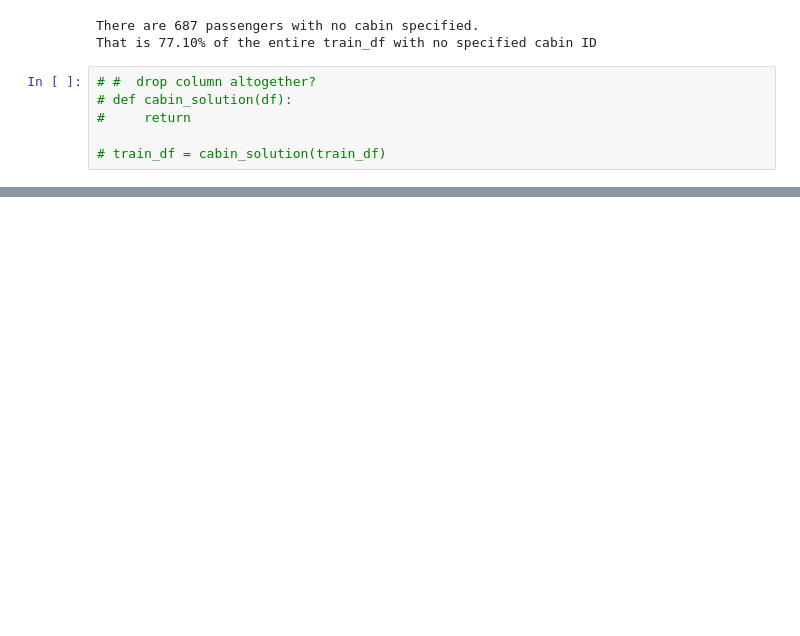
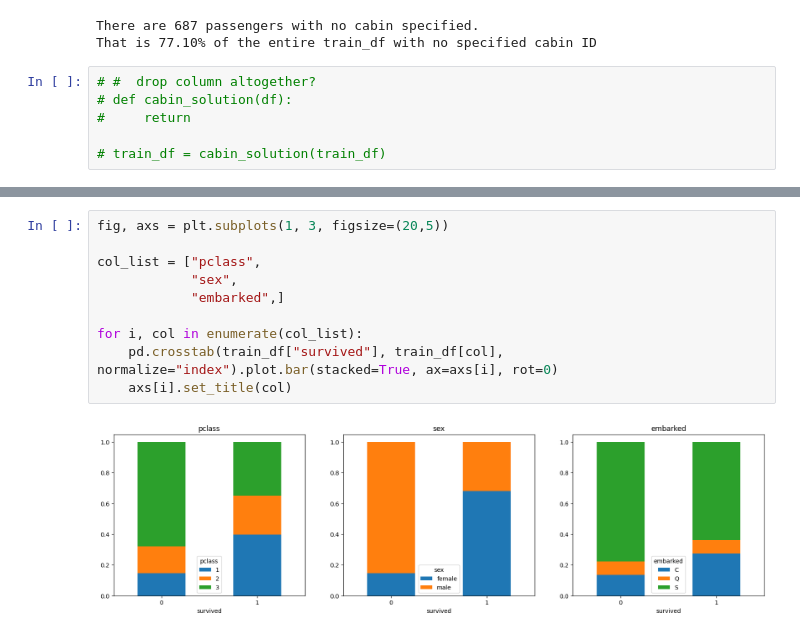
Before and after one commit to RuizLorenzoChavez/practical-ML, a Jupyter notebook: titanic.ipynb, the cells around one changed output, grey strips where cells are left out. Drawn from its saved outputs; the diff is of its cells as text; blank space fills up the shorter version.

```diff
--- a/titanic.ipynb
+++ b/titanic.ipynb
@@ -143,0 +145,12 @@ for i, col in enumerate(bar_list):
+# %%
+fig, axs = plt.subplots(1, 3, figsize=(20,5))
+
+col_list = ["pclass",
+            "sex",
+            "embarked",]
+
+for i, col in enumerate(col_list):
+    pd.crosstab(train_df["survived"], train_df[col], normalize="index").plot.bar(stacked=True, ax=axs[i], rot=0)
+    axs[i].set_title(col)
+# %% [output]
+[figure, added]
```
Also changed, not shown: parts of 6 cells of this notebook.
